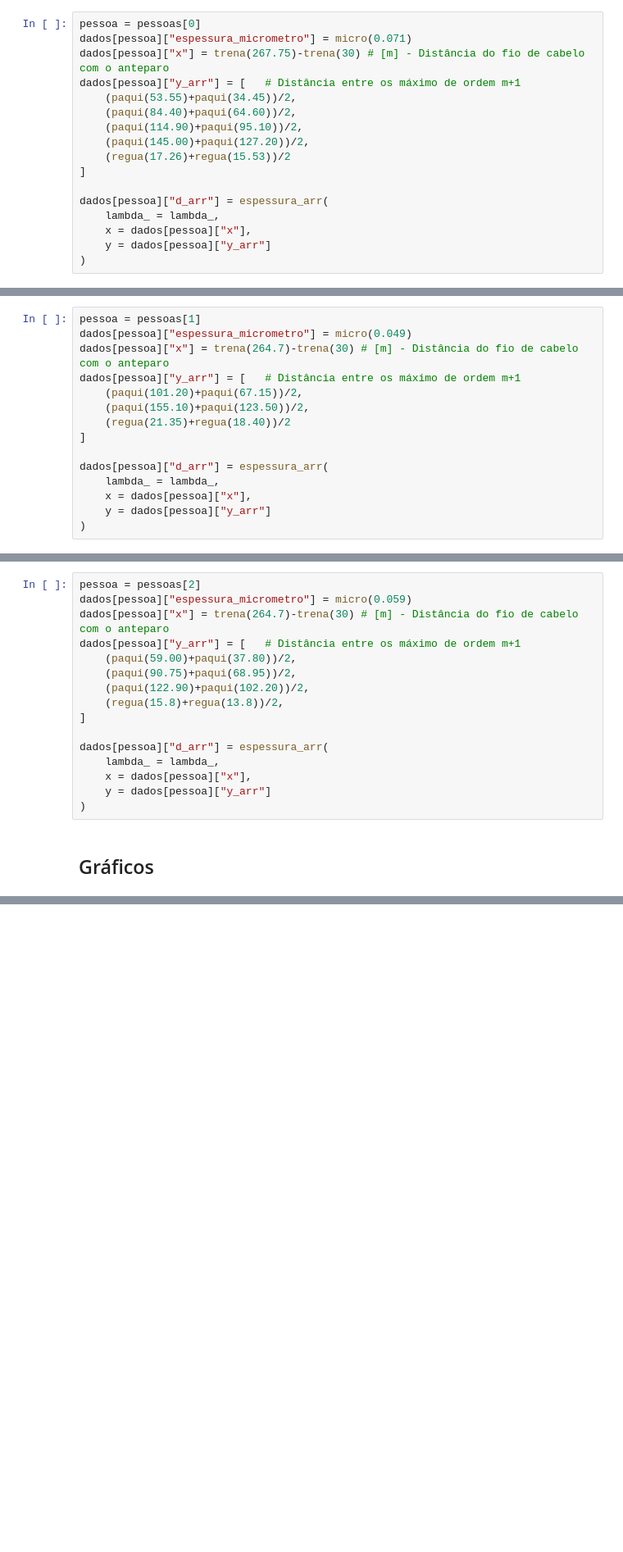
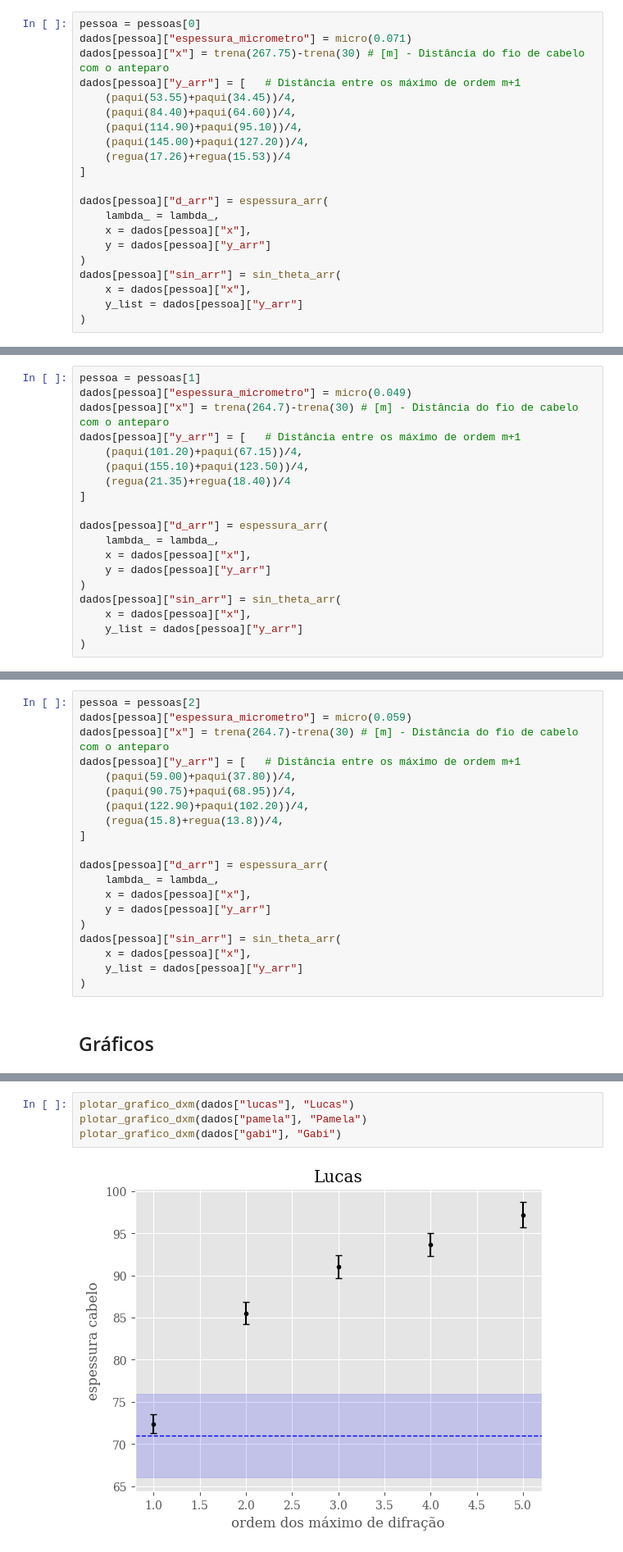
Before and after one commit to Lucas-GBP/laboratorio-experimental, a Jupyter notebook: src/experimento-eletivo.ipynb, the cells around one changed output, grey strips where cells are left out. Shown at 82% size. Saved outputs shown, nothing was run; the diff lists cells and outputs as text; blank space fills up the shorter version.

Commit message:
gráficos de Sin(theta) e notebook do Pedro

```diff
--- a/src/experimento-eletivo.ipynb
+++ b/src/experimento-eletivo.ipynb
@@ -65,11 +99,11 @@ pessoa = pessoas[0]
 dados[pessoa]["espessura_micrometro"] = micro(0.071)
 dados[pessoa]["x"] = trena(267.75)-trena(30) # [m] - Distância do fio de cabelo com o anteparo
 dados[pessoa]["y_arr"] = [   # Distância entre os máximo de ordem m+1
-    (paqui(53.55)+paqui(34.45))/2,
-    (paqui(84.40)+paqui(64.60))/2,
-    (paqui(114.90)+paqui(95.10))/2,
-    (paqui(145.00)+paqui(127.20))/2,
-    (regua(17.26)+regua(15.53))/2
+    (paqui(53.55)+paqui(34.45))/4,
+    (paqui(84.40)+paqui(64.60))/4,
+    (paqui(114.90)+paqui(95.10))/4,
+    (paqui(145.00)+paqui(127.20))/4,
+    (regua(17.26)+regua(15.53))/4
 ]
 
 dados[pessoa]["d_arr"] = espessura_arr(
@@ -77,3 +111,7 @@ dados[pessoa]["d_arr"] = espessura_arr(
     x = dados[pessoa]["x"],
     y = dados[pessoa]["y_arr"]
 )
+dados[pessoa]["sin_arr"] = sin_theta_arr(
+    x = dados[pessoa]["x"],
+    y_list = dados[pessoa]["y_arr"]
+)
@@ -84,9 +128,9 @@ pessoa = pessoas[1]
 dados[pessoa]["espessura_micrometro"] = micro(0.049)
 dados[pessoa]["x"] = trena(264.7)-trena(30) # [m] - Distância do fio de cabelo com o anteparo
 dados[pessoa]["y_arr"] = [   # Distância entre os máximo de ordem m+1
-    (paqui(101.20)+paqui(67.15))/2,
-    (paqui(155.10)+paqui(123.50))/2,
-    (regua(21.35)+regua(18.40))/2
+    (paqui(101.20)+paqui(67.15))/4,
+    (paqui(155.10)+paqui(123.50))/4,
+    (regua(21.35)+regua(18.40))/4
 ]
 
 dados[pessoa]["d_arr"] = espessura_arr(
@@ -94,6 +138,10 @@ dados[pessoa]["d_arr"] = espessura_arr(
     x = dados[pessoa]["x"],
     y = dados[pessoa]["y_arr"]
 )
+dados[pessoa]["sin_arr"] = sin_theta_arr(
+    x = dados[pessoa]["x"],
+    y_list = dados[pessoa]["y_arr"]
+)
 # %% [markdown]
 ### Cabelo Gabi
 # %%
@@ -101,10 +149,10 @@ pessoa = pessoas[2]
 dados[pessoa]["espessura_micrometro"] = micro(0.059)
 dados[pessoa]["x"] = trena(264.7)-trena(30) # [m] - Distância do fio de cabelo com o anteparo
 dados[pessoa]["y_arr"] = [   # Distância entre os máximo de ordem m+1
-    (paqui(59.00)+paqui(37.80))/2,
-    (paqui(90.75)+paqui(68.95))/2,
-    (paqui(122.90)+paqui(102.20))/2,
-    (regua(15.8)+regua(13.8))/2,
+    (paqui(59.00)+paqui(37.80))/4,
+    (paqui(90.75)+paqui(68.95))/4,
+    (paqui(122.90)+paqui(102.20))/4,
+    (regua(15.8)+regua(13.8))/4,
 ]
 
 dados[pessoa]["d_arr"] = espessura_arr(
@@ -112,5 +160,9 @@ dados[pessoa]["d_arr"] = espessura_arr(
     x = dados[pessoa]["x"],
     y = dados[pessoa]["y_arr"]
 )
+dados[pessoa]["sin_arr"] = sin_theta_arr(
+    x = dados[pessoa]["x"],
+    y_list = dados[pessoa]["y_arr"]
+)
 # %% [markdown]
 ## Gráficos
@@ -154,0 +206,6 @@ plt.show()
+# %%
+plotar_grafico_dxm(dados["lucas"], "Lucas")
+plotar_grafico_dxm(dados["pamela"], "Pamela")
+plotar_grafico_dxm(dados["gabi"], "Gabi")
+# %% [output]
+[figure, added]
```
Also changed, not shown: parts of 12 cells of this notebook, 2 other files.
